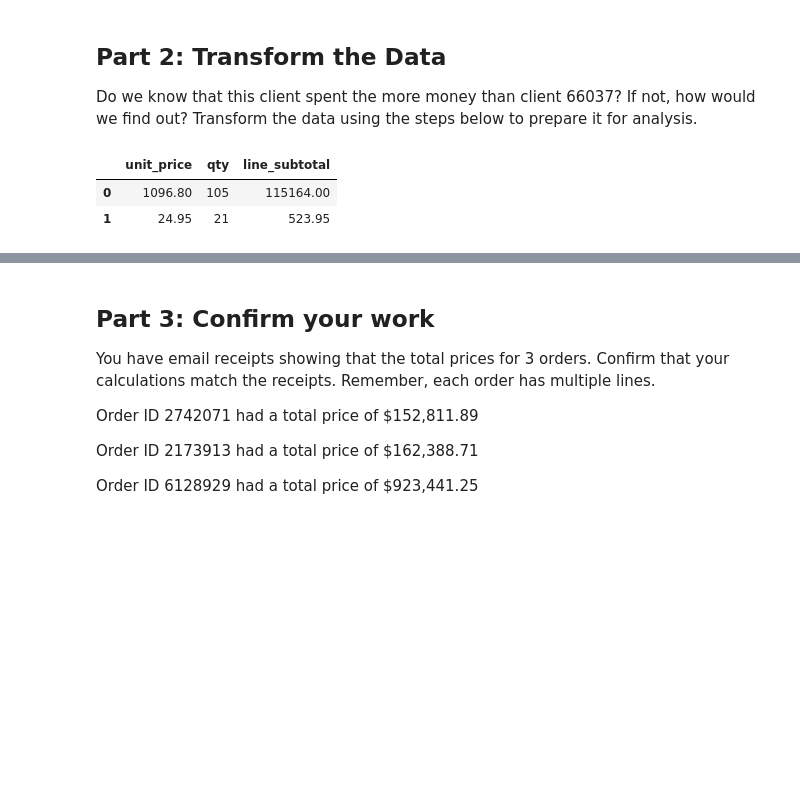
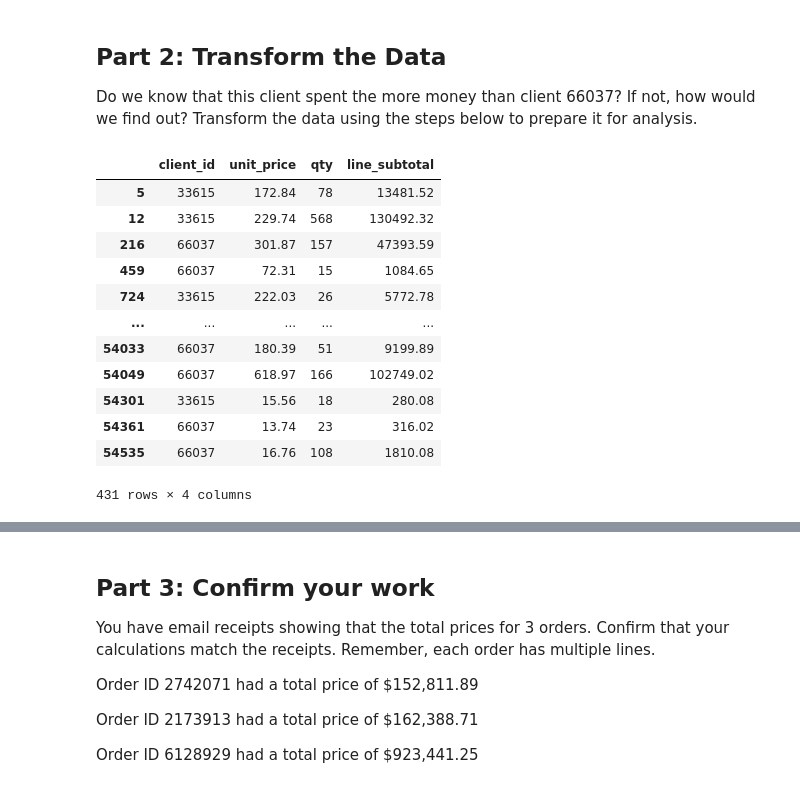
Before and after one commit to elcooney/pandas-challenge-1, a Jupyter notebook: wholesale_data_analysis_starter_code.ipynb, the cells around one changed output, grey strips where cells are left out. Cells and saved outputs as stored; diff of their text form; code cells hidden in the pictures; blank space fills up the shorter version.

```diff
--- a/wholesale_data_analysis_starter_code.ipynb
+++ b/wholesale_data_analysis_starter_code.ipynb
@@ -182,10 +182,26 @@ jr_df['qty'].sum()
 Do we know that this client spent the more money than client 66037? If not, how would we find out? Transform the data using the steps below to prepare it for analysis.
 # %%
 # Create a column that calculates the subtotal for each line using the unit_price and the qty
+
+df['line_subtotal'] = df['unit_price'] * df['qty']
+comparison_mask = (df['client_id']==33615) | (df['client_id']==66037)
+
+subtotal_df = df.loc[comparison_mask, ['client_id', 'unit_price', 'qty', 'line_subtotal']]
+subtotal_df
 # %% [output]
-|  | unit_price | qty | line_subtotal |
-| 0 | 1096.80 | 105 | 115164.00 |
-| 1 | 24.95 | 21 | 523.95 |
+|  | client_id | unit_price | qty | line_subtotal |
+| 5 | 33615 | 172.84 | 78 | 13481.52 |
+| 12 | 33615 | 229.74 | 568 | 130492.32 |
+| 216 | 66037 | 301.87 | 157 | 47393.59 |
+| 459 | 66037 | 72.31 | 15 | 1084.65 |
+| 724 | 33615 | 222.03 | 26 | 5772.78 |
+| ... | ... | ... | ... | ... |
+| 54033 | 66037 | 180.39 | 51 | 9199.89 |
+| 54049 | 66037 | 618.97 | 166 | 102749.02 |
+| 54301 | 33615 | 15.56 | 18 | 280.08 |
+| 54361 | 66037 | 13.74 | 23 | 316.02 |
+| 54535 | 66037 | 16.76 | 108 | 1810.08 |
+431 rows × 4 columns
 # %%
 # Create a column for shipping price.
 # Assume a shipping price of $7 per pound for orders over 50 pounds and $10 per pound for items 50 pounds or under.
```
Also changed, not shown: parts of 8 cells of this notebook.
